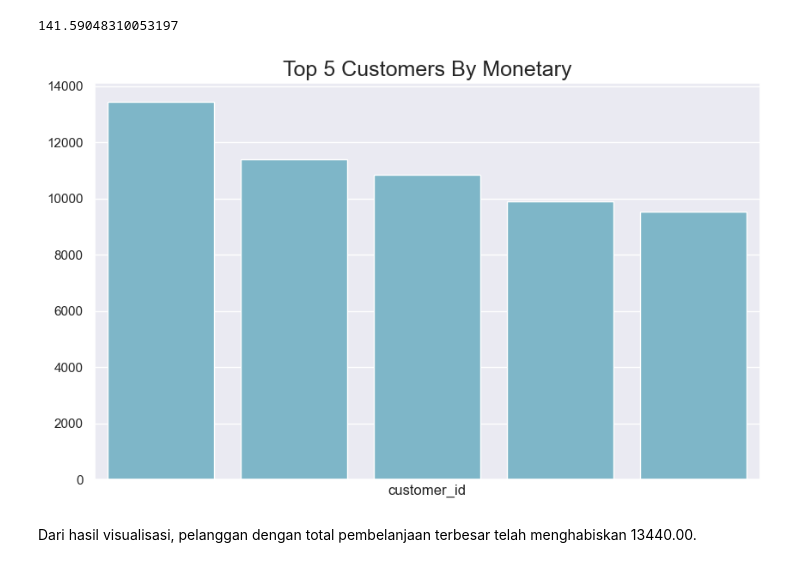
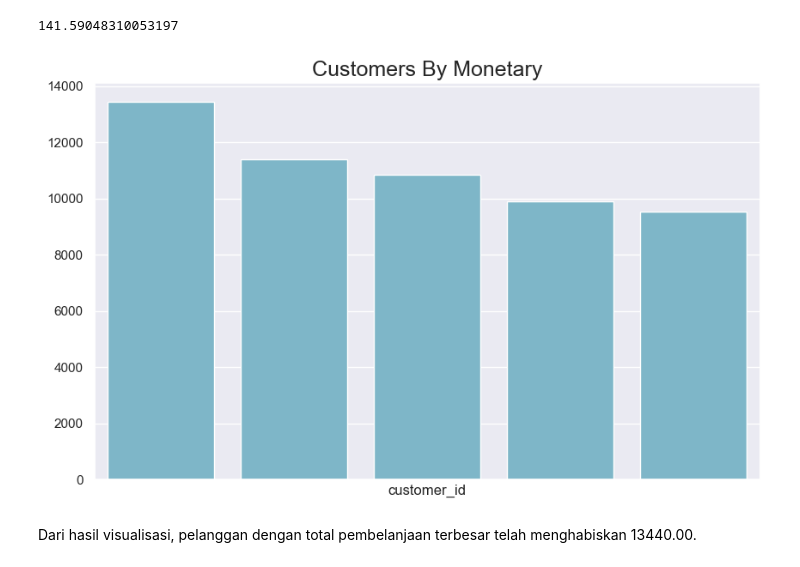
Before and after one commit to muhammadRizki12/analisis-data-brazilian-e-commerce, a Jupyter notebook: notebook.ipynb, the cells around one changed output. Saved outputs shown, nothing was run; the diff lists cells and outputs as text; code cells hidden in the pictures.

```diff
--- a/notebook.ipynb
+++ b/notebook.ipynb
@@ -1138,23 +1149,23 @@ print(monetary_df.monetary.mean())
 # %%
 plt.figure(figsize=(10, 6))
 
 sns.barplot(
     y="monetary",
     x="customer_id",
     data=monetary_df.sort_values(by="monetary", ascending=False).head(5),
     palette=colors,
     hue='customer_id',
     legend=False
 )
 
 plt.ylabel(None)
 plt.xlabel("customer_id")
-plt.title("Top 5 Customers By Monetary", fontsize=18)
+plt.title("Customers By Monetary", fontsize=18)
 plt.xticks([])
 
 plt.show()
 # %% [output]
-[figure, old version]
+[figure, new version]
 # %% [markdown]
 Dari hasil visualisasi, pelanggan dengan total pembelanjaan terbesar telah menghabiskan 13440.00.
 # %% [markdown]
```
Also changed, not shown: parts of 28 cells of this notebook, 2 other files.
